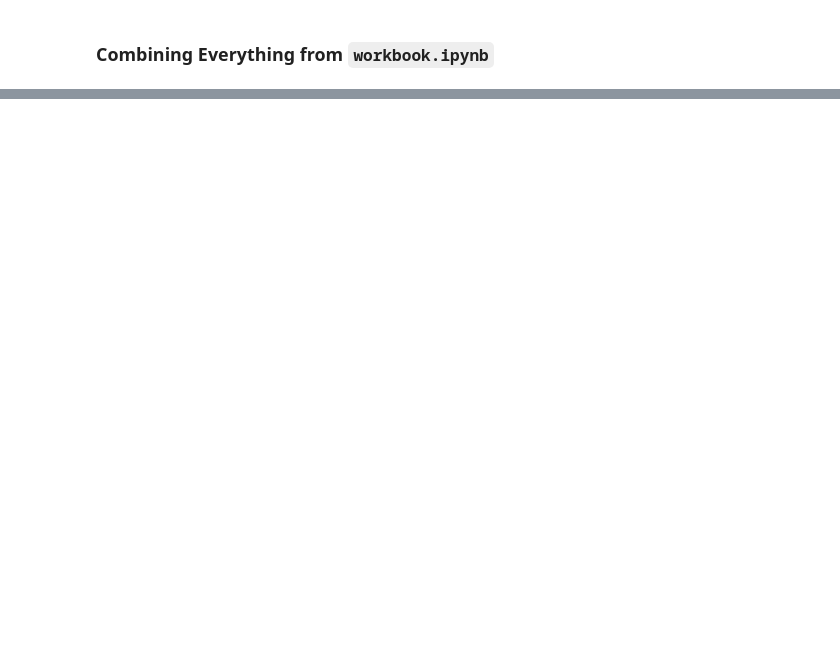
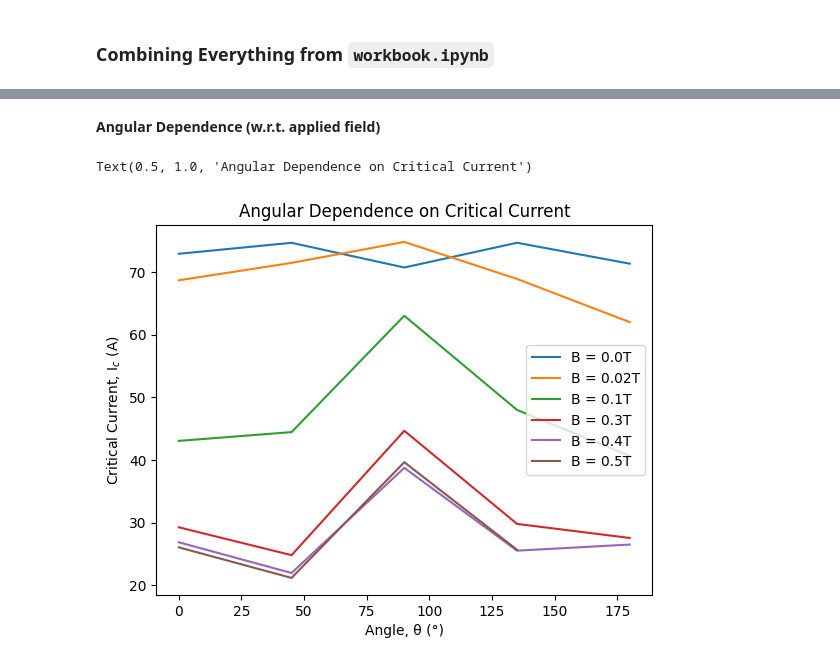
Before and after one commit to rcs19/jrn542_icy_durham, a Jupyter notebook: src/theta_field_dependance.ipynb, the cells around one changed output, grey strips where cells are left out. Cells and saved outputs as stored; diff of their text form; code cells hidden in the pictures; blank space fills up the shorter version.

```diff
--- a/src/theta_field_dependance.ipynb
+++ b/src/theta_field_dependance.ipynb
@@ -117,0 +140,21 @@ UnboundLocalError: cannot access local variable 'popt' where it is not associate
+# %% [markdown]
+**Angular Dependence (w.r.t. applied field)**
+# %%
+fields = [0.00, 0.02, 0.1, 0.3, 0.4, 0.5]
+# fields = df_all['field'].unique()
+fig, ax = plt.subplots()
+
+for B in fields:
+    df_filtered = df_all[df_all['field']==B]
+    ax.plot(df_filtered['angle'], df_filtered['I_c'], label=f'B = {B}T')
+
+ax.set_xlabel('Angle, θ (°)')
+
+ax.set_ylabel('Critical Current, I$_c$ (A)')
+# ax.set_yscale('log')
+
+ax.legend()
+ax.set_title('Angular Dependence on Critical Current')
+# %% [output]
+Text(0.5, 1.0, 'Angular Dependence on Critical Current')
+[figure, added]
```
Also changed, not shown: parts of 4 cells of this notebook, 1 other file.
